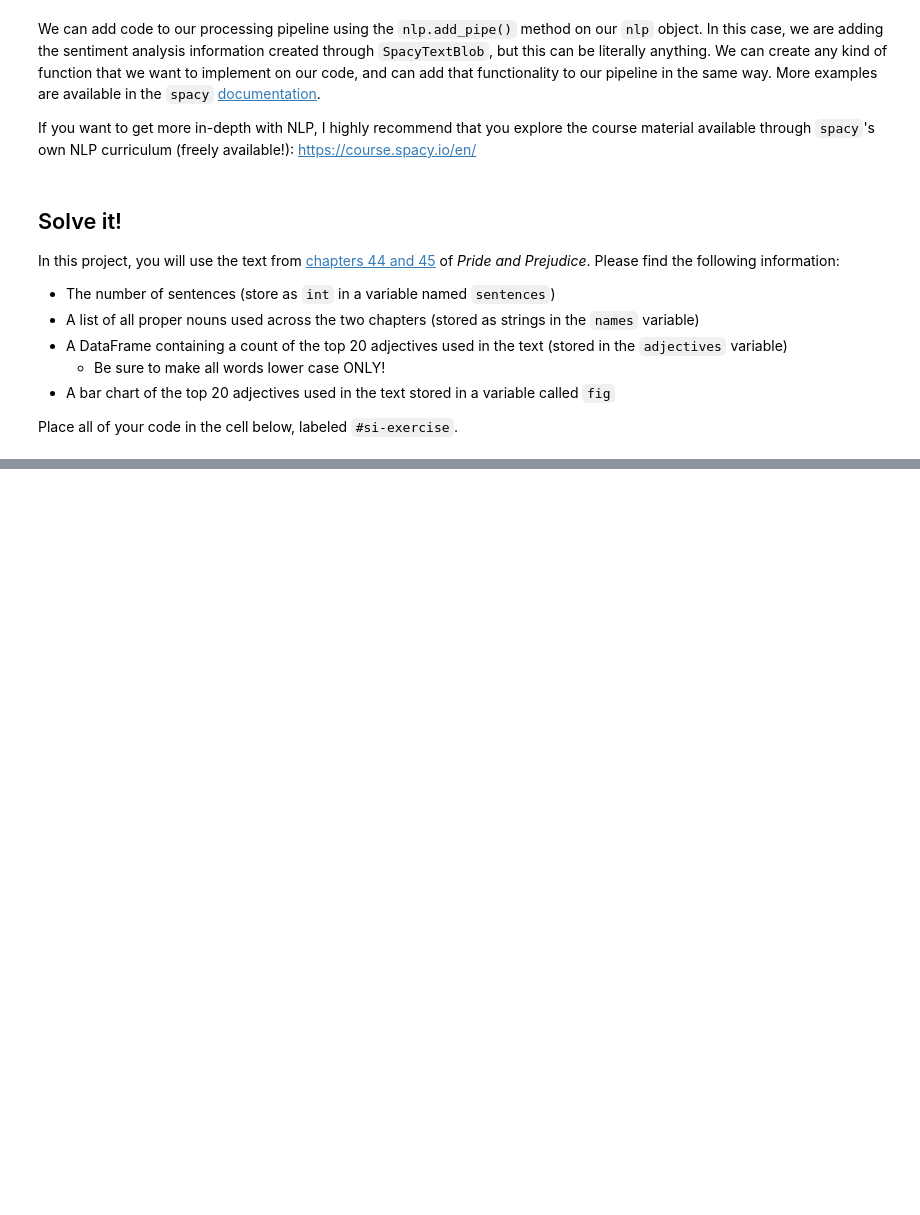
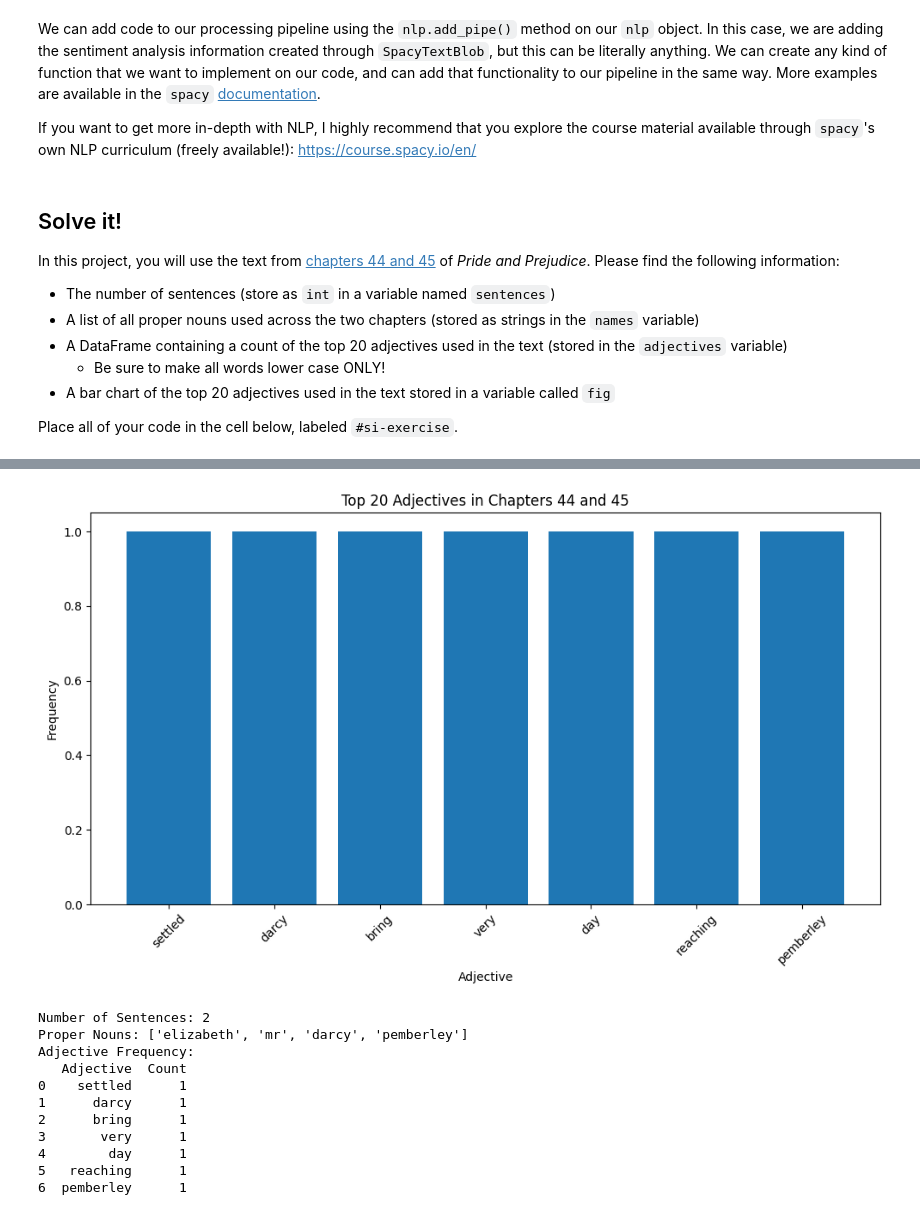
Before and after one commit to Chaudhari-Amar/econ8320-assignment-12, a Jupyter notebook: lesson.ipynb, the cells around one changed output, grey strips where cells are left out. Drawn from its saved outputs; the diff is of its cells as text; code cells hidden in the pictures; blank space fills up the shorter version.

```diff
--- a/lesson.ipynb
+++ b/lesson.ipynb
@@ -252,0 +209,62 @@ plt.show()
+# %%
+#si-exercise
+import re
+from collections import Counter
+import pandas as pd
+import matplotlib.pyplot as plt
+
+# Full text input
+text = """
+Elizabeth had settled it that Mr. Darcy would bring his sister to visit her the very day after her reaching Pemberley; ...
+"""  # Replace with the full provided text of chapters 44 and 45
+
+# Count sentences based on regex for sentence delimiters
+sentence_list = re.split(r'[.!?]', text)
+num_sentences = len([s for s in sentence_list if s.strip()])
+
+# Extract proper nouns using regex
+proper_nouns = re.findall(r'\b[A-Z][a-z]*\b', text)
+proper_nouns_lower = [word.lower() for word in proper_nouns]
+
+# Tokenize text to identify adjectives
+words = re.findall(r'\b\w+\b', text.lower())  # Extract all words as lowercase
+
+# Identify adjectives based on common adjective patterns
+adjectives = [word for word in words if re.search(r'\b\w+y\b|\b\w+ous\b|\b\w+ive\b|\b\w+al\b|\b\w+ing\b|\b\w+ed\b', word)]
+
+# Count top 20 adjectives
+adjective_counts = Counter(adjectives).most_common(20)
+
+# Create DataFrame for adjectives
+adjective_df = pd.DataFrame(adjective_counts, columns=["Adjective", "Count"])
+
+# Plot the bar chart
+fig, ax = plt.subplots(figsize=(10, 6))
+ax.bar(adjective_df['Adjective'], adjective_df['Count'])
+ax.set_title("Top 20 Adjectives in Chapters 44 and 45")
+ax.set_xlabel("Adjective")
+ax.set_ylabel("Frequency")
+plt.xticks(rotation=45)
+plt.tight_layout()
+
+# Display the chart
+plt.show()
+
+# Outputs: Number of sentences, Proper Nouns, and Adjective DataFrame
+print(f"Number of Sentences: {num_sentences}")
+print(f"Proper Nouns: {proper_nouns_lower}")
+print("Adjective Frequency:")
+print(adjective_df)
+# %% [output]
+[figure, added]
+Number of Sentences: 2
+Proper Nouns: ['elizabeth', 'mr', 'darcy', 'pemberley']
+Adjective Frequency:
+   Adjective  Count
+0    settled      1
+1      darcy      1
+2      bring      1
+3       very      1
+4        day      1
+5   reaching      1
+6  pemberley      1
```
Also changed, not shown: parts of 1 cell of this notebook.
